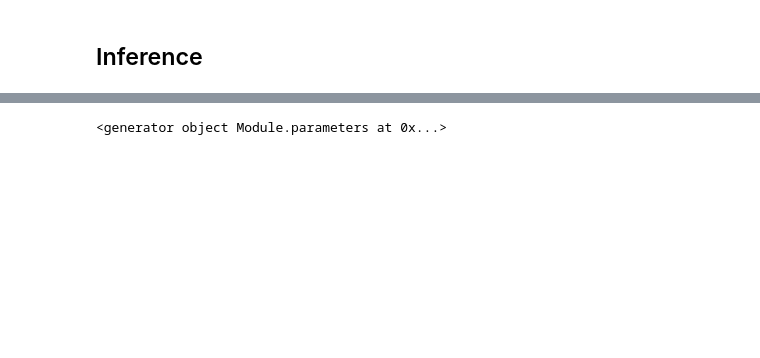
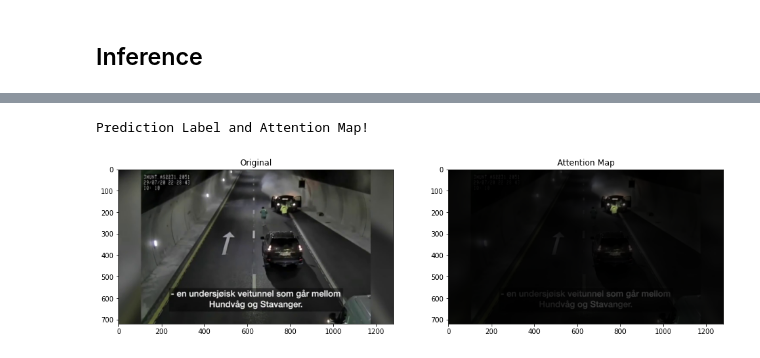
Before and after one commit to gpu-poor/ViT_clf, a Jupyter notebook: vit-lightning.ipynb, the cells around one changed output, grey strips where cells are left out. Saved outputs shown, nothing was run; the diff lists cells and outputs as text; code cells hidden in the pictures; blank space fills up the shorter version.

```diff
--- a/vit-lightning.ipynb
+++ b/vit-lightning.ipynb
@@ -341,4 +396,47 @@ vit_back_bone = ViTModel.from_pretrained('google/vit-base-patch16-224-in21k')
-# %%
-vit_back_bone.parameters()
-# %% [output]
-<generator object Module.parameters at 0x...>
+# %%
+r, l, a = inference(model, ip, feature_extractor, ['fire','smoke', 'spark'])
+# %%
+im = Image.open(image_path)
+# %%
+logits, att_mat = l, a #model(x.unsqueeze(0))
+
+att_mat = torch.stack(att_mat).squeeze(1)
+
+# Average the attention weights across all heads.
+att_mat = torch.mean(att_mat, dim=1)
+
+# To account for residual connections, we add an identity matrix to the
+# attention matrix and re-normalize the weights.
+residual_att = torch.eye(att_mat.size(1))
+aug_att_mat = att_mat + residual_att
+aug_att_mat = aug_att_mat / aug_att_mat.sum(dim=-1).unsqueeze(-1)
+
+# Recursively multiply the weight matrices
+joint_attentions = torch.zeros(aug_att_mat.size())
+joint_attentions[0] = aug_att_mat[0]
+
+for n in range(1, aug_att_mat.size(0)):
+    joint_attentions[n] = torch.matmul(aug_att_mat[n], joint_attentions[n-1])
+
+# Attention from the output token to the input space.
+v = joint_attentions[-1]
+grid_size = int(np.sqrt(aug_att_mat.size(-1)))
+mask = v[0, 1:].reshape(grid_size, grid_size).detach().numpy()
+mask = cv2.resize(mask / mask.max(), im.size)[..., np.newaxis]
+result = (mask**2 * im).astype("uint8")
+# %%
+fig, (ax1, ax2) = plt.subplots(ncols=2, figsize=(16, 16))
+
+ax1.set_title('Original')
+ax2.set_title('Attention Map')
+_ = ax1.imshow(im)
+_ = ax2.imshow(result)
+
+probs = torch.nn.Softmax(dim=-1)(logits)
+top5 = torch.argsort(probs, dim=-1, descending=True)
+print("Prediction Label and Attention Map!\n")
+# for idx in top5[0, :5]:
+#     print(f'{probs[0, idx.item()]:.5f} : {imagenet_labels[idx.item()]}', end='')
+# %% [output]
+Prediction Label and Attention Map!
+[figure, added]
```
Also changed, not shown: parts of 30 cells of this notebook, 3 other files.
